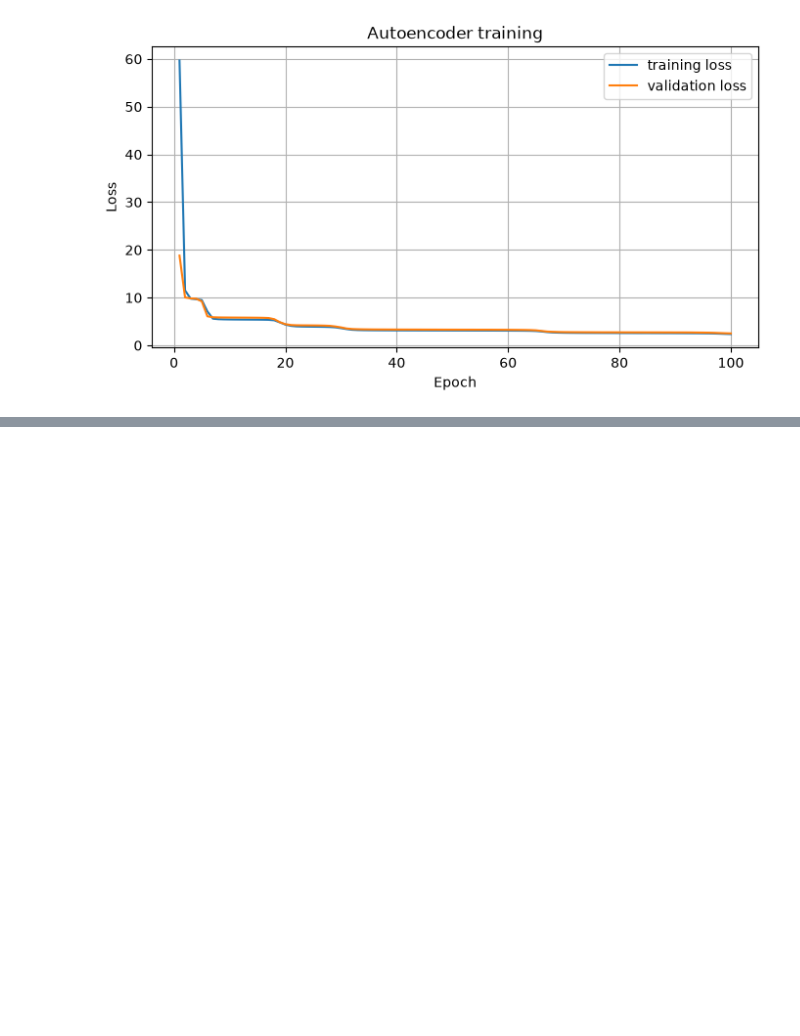
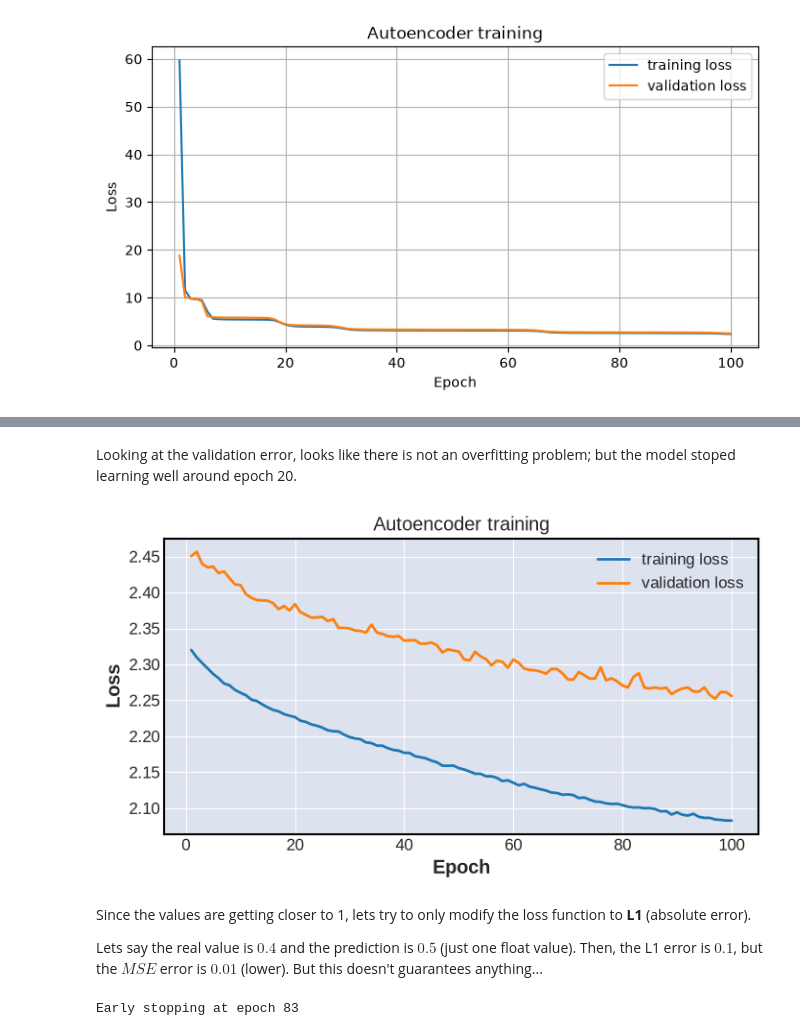
Before and after one commit to Javi-M/Programacion-para-la-Inteligencia-Artificial, a Jupyter notebook: Experimentos/ChartistAutoencoder/Experiments.ipynb, the cells around one changed output, grey strips where cells are left out. Cells and saved outputs as stored; diff of their text form; code cells hidden in the pictures; blank space fills up the shorter version.

Commit message:
Modify ChartistAutoencoder

```diff
--- a/Experimentos/ChartistAutoencoder/Experiments.ipynb
+++ b/Experimentos/ChartistAutoencoder/Experiments.ipynb
@@ -326,0 +335,72 @@ Reconstruction:
+# %% [markdown]
+Looking at the validation error, looks like there is not an overfitting problem; but the model stoped learning well around epoch 20.
+# %%
+import importlib
+import TrainingLoop
+from TrainingLoop import train_autoencoder
+importlib.reload(TrainingLoop)
+
+# Lower learning rate and lower batch_size to scape from local minimums with more noise,
+# but at lower steps.
+train_params_2 = {
+    "learning_rate": 2e-5,
+    "batch_size": 64,
+    "epochs": 100,
+    "loss_fn": torch.nn.MSELoss(),
+    "optimizer": torch.optim.Adam,
+    "patience": 10  # for early stopping
+}
+
+model_1_2, train_loss_1_2, val_loss_1_2 = train_autoencoder(
+    model=model_1,
+    train_dataloader=DataLoader(
+        train_dataset,
+        batch_size=train_params_2["batch_size"],
+        shuffle=True
+    ),
+    epochs=train_params_2["epochs"],
+    loss_fn=train_params_2["loss_fn"],
+    optimizer=train_params_2["optimizer"](
+        params=model_1.parameters(),
+        lr=train_params_2["learning_rate"]
+    ),
+    device=DEVICE,
+    val_dataloader=DataLoader(
+        val_dataset,
+        batch_size=train_params_2["batch_size"],
+        shuffle=False
+    ),
+    patience=train_params_2["patience"]
+)
+# %%
+plot_loss(train_loss_1_2, val_loss_1_2)
+# %% [output]
+[figure, added]
+# %% [markdown]
+Since the values are getting closer to 1, lets try to only modify the loss function to **L1** (absolute error).
+
+Lets say the real value is $0.4$ and the prediction is $0.5$ (just one float value). Then, the L1 error is $0.1$, but the $MSE$ error is $0.01$ (lower). But this doesn't guarantees anything...
+# %%
+model_1_3, train_loss_1_3, val_loss_1_3 = train_autoencoder(
+    model=model_1_2,
+    train_dataloader=DataLoader(
+        train_dataset,
+        batch_size=train_params_2["batch_size"],
+        shuffle=True
+    ),
+    epochs=train_params_2["epochs"],
+    loss_fn=torch.nn.L1Loss(),
+    optimizer=train_params_2["optimizer"](
+        params=model_1_2.parameters(),
+        lr=train_params_2["learning_rate"]
+    ),
+    device=DEVICE,
+    val_dataloader=DataLoader(
+        val_dataset,
+        batch_size=train_params_2["batch_size"],
+        shuffle=False
+    ),
+    patience=train_params_2["patience"]
+)
+# %% [output]
+Early stopping at epoch 83
```
Also changed, not shown: parts of 12 cells of this notebook, 1 other file.
